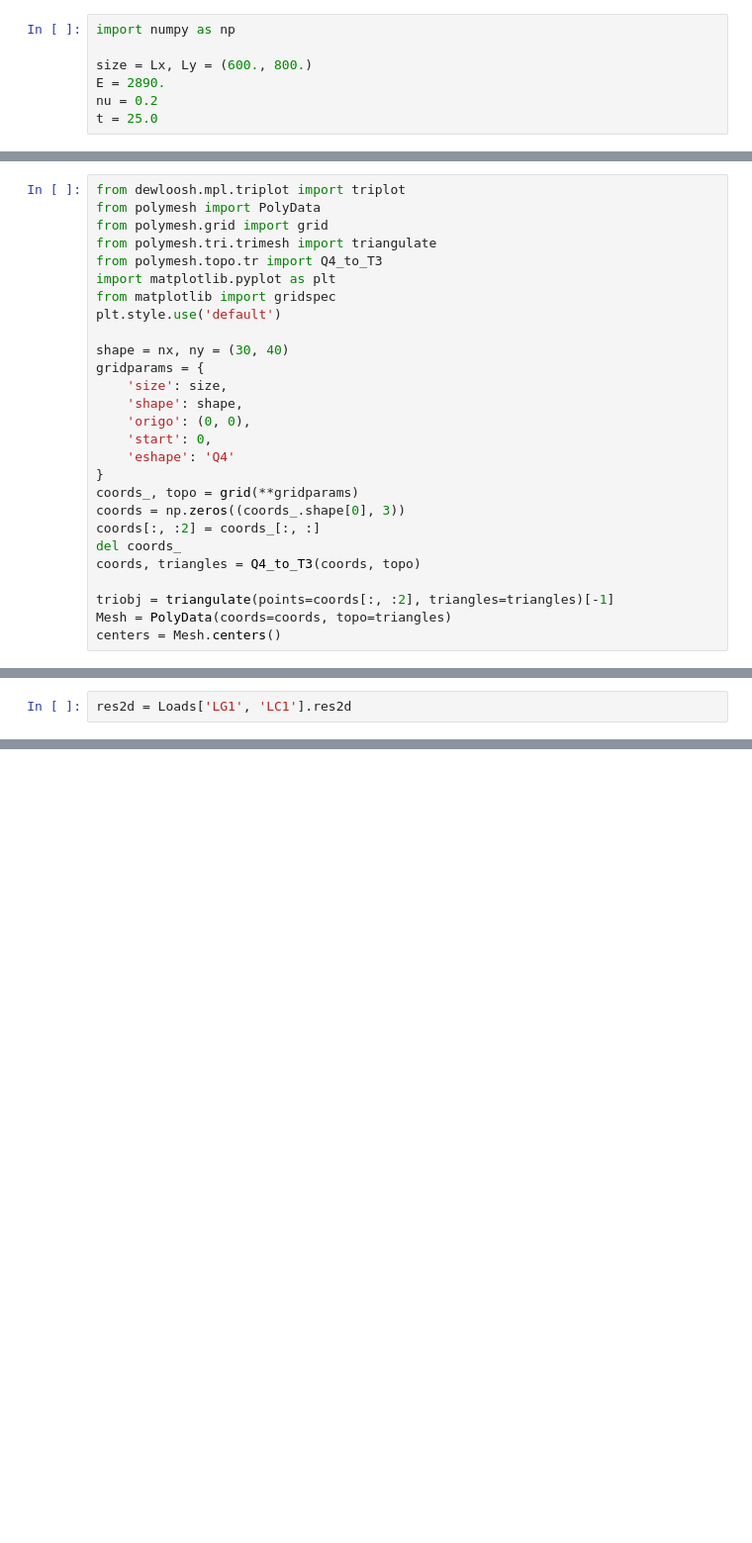
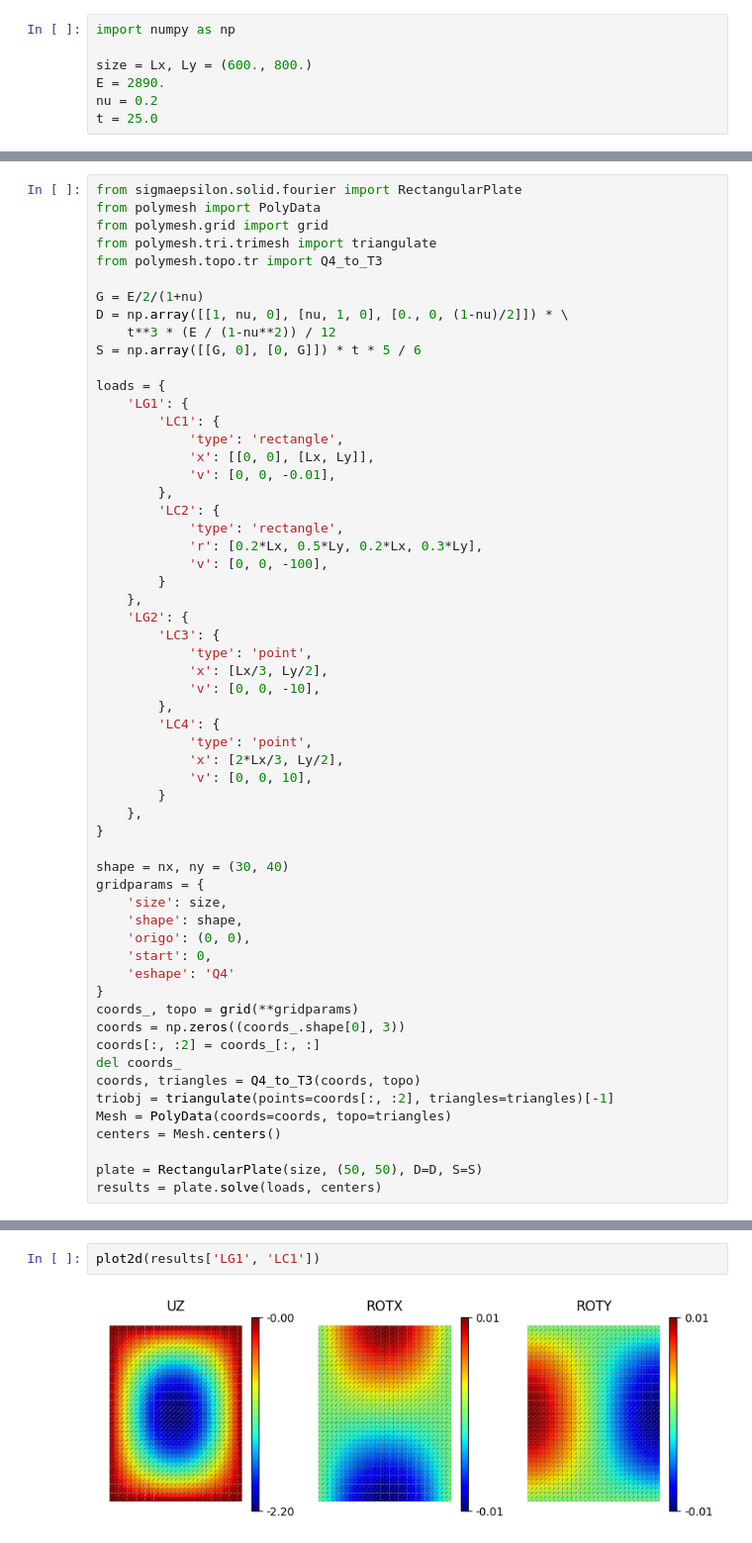
Before and after one commit to dewloosh/SigmaEpsilon, a Jupyter notebook: notebooks/navier/Navier.ipynb, the cells around one changed output, grey strips where cells are left out. Shown at 99% size. Drawn from its saved outputs; the diff is of its cells as text; blank space fills up the shorter version.

```diff
--- a/notebooks/navier/Navier.ipynb
+++ b/notebooks/navier/Navier.ipynb
@@ -49,12 +12,41 @@ Problem.solve()
 # %%
-from dewloosh.mpl.triplot import triplot
+from sigmaepsilon.solid.fourier import RectangularPlate
 from polymesh import PolyData
 from polymesh.grid import grid
 from polymesh.tri.trimesh import triangulate
 from polymesh.topo.tr import Q4_to_T3
-import matplotlib.pyplot as plt
-from matplotlib import gridspec
-plt.style.use('default')
+
+G = E/2/(1+nu)
+D = np.array([[1, nu, 0], [nu, 1, 0], [0., 0, (1-nu)/2]]) * \
+    t**3 * (E / (1-nu**2)) / 12
+S = np.array([[G, 0], [0, G]]) * t * 5 / 6
+
+loads = {
+    'LG1': {
+        'LC1': {
+            'type': 'rectangle',
+            'x': [[0, 0], [Lx, Ly]],
+            'v': [0, 0, -0.01],
+        },
+        'LC2': {
+            'type': 'rectangle',
+            'r': [0.2*Lx, 0.5*Ly, 0.2*Lx, 0.3*Ly],
+            'v': [0, 0, -100],
+        }
+    },
+    'LG2': {
+        'LC3': {
+            'type': 'point',
+            'x': [Lx/3, Ly/2],
+            'v': [0, 0, -10],
+        },
+        'LC4': {
+            'type': 'point',
+            'x': [2*Lx/3, Ly/2],
+            'v': [0, 0, 10],
+        }
+    },
+}
 
 shape = nx, ny = (30, 40)
 gridparams = {
@@ -69,7 +61,9 @@ coords = np.zeros((coords_.shape[0], 3))
 coords[:, :2] = coords_[:, :]
 del coords_
 coords, triangles = Q4_to_T3(coords, topo)
-
 triobj = triangulate(points=coords[:, :2], triangles=triangles)[-1]
 Mesh = PolyData(coords=coords, topo=triangles)
 centers = Mesh.centers()
+
+plate = RectangularPlate(size, (50, 50), D=D, S=S)
+results = plate.solve(loads, centers)
@@ -83,3 +70 @@ labels = {UZ: 'UZ', ROTX: 'ROTX', ROTY: 'ROTY', CX: 'CX',
-# %%
-res2d = Loads['LG1', 'LC1'].res2d
 # %%
@@ -107,0 +104,4 @@ fig.tight_layout()
+# %%
+plot2d(results['LG1', 'LC1'])
+# %% [output]
+[figure, added]
```
Also changed, not shown: parts of 24 cells of this notebook, 36 other files.
